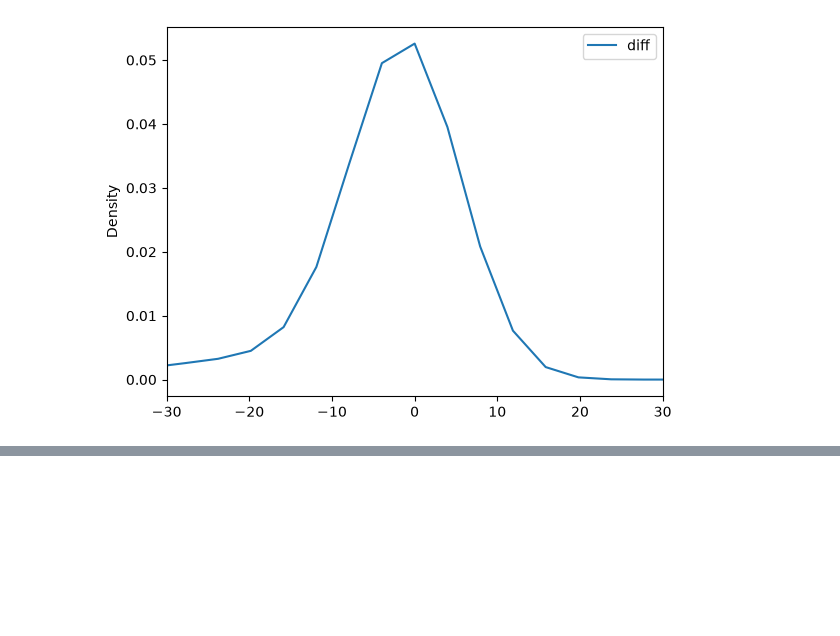
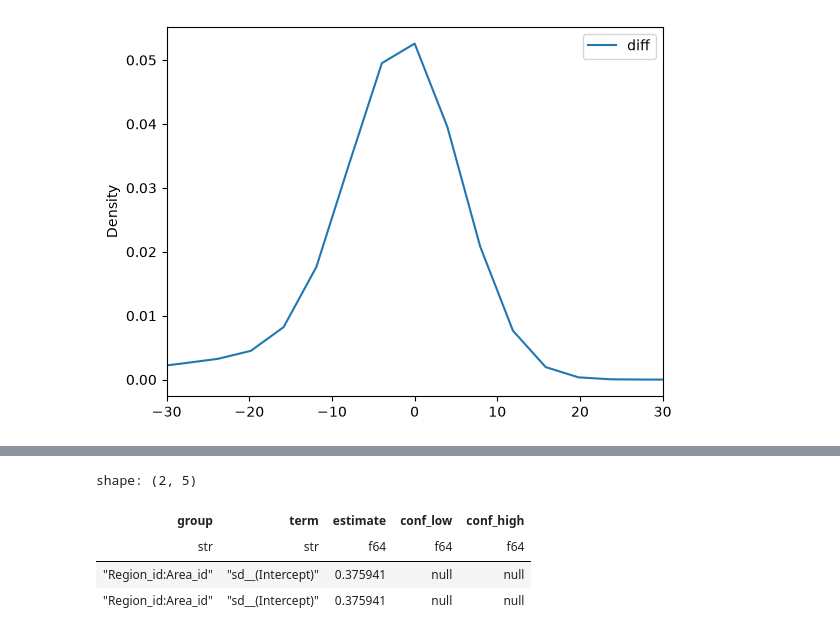
Before and after one commit to felimomo/fremtpl2-insurance-claims-prediction, a Jupyter notebook: analysis.ipynb, the cells around one changed output, grey strips where cells are left out. Cells and saved outputs as stored; diff of their text form; code cells hidden in the pictures; blank space fills up the shorter version.

```diff
--- a/analysis.ipynb
+++ b/analysis.ipynb
@@ -863,0 +959,8 @@ pd.DataFrame({
+# %%
+model.ranef_var
+# %% [output]
+shape: (2, 5)
+| group | term | estimate | conf_low | conf_high |
+| str | str | f64 | f64 | f64 |
+| "Region_id:Area_id" | "sd__(Intercept)" | 0.375941 | null | null |
+| "Region_id:Area_id" | "sd__(Intercept)" | 0.375941 | null | null |
```
Also changed, not shown: parts of 8 cells of this notebook.
